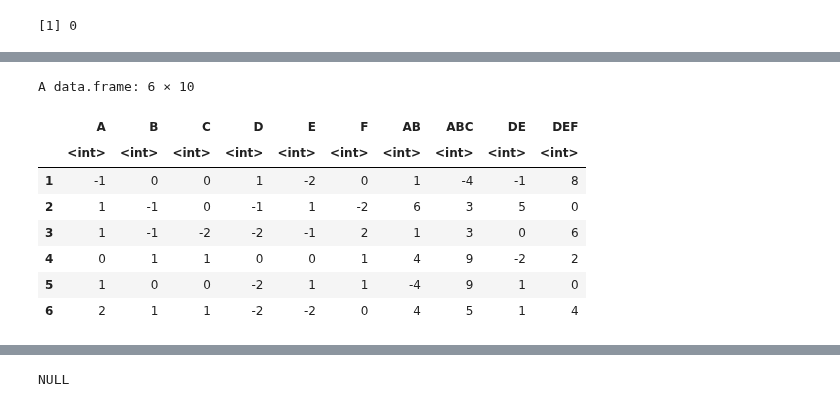
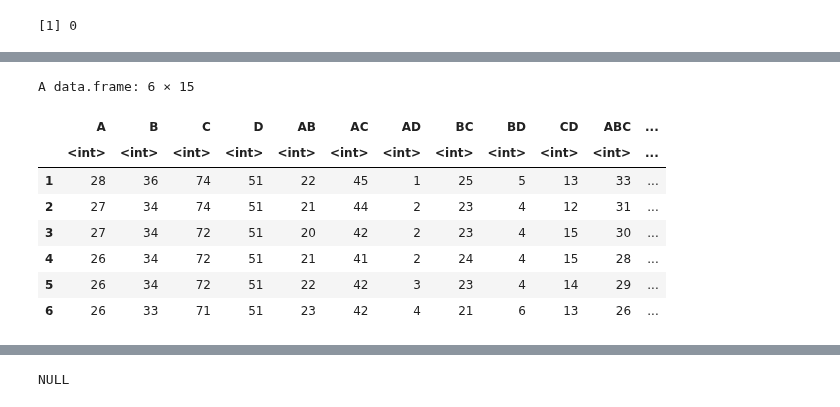
Before and after one commit to SU-Hongs/UROP_mining, a Jupyter notebook: Synthetic/analysis.ipynb, the cells around one changed output, grey strips where cells are left out. Saved outputs shown, nothing was run; the diff lists cells and outputs as text; code cells hidden in the pictures.

```diff
--- a/Synthetic/analysis.ipynb
+++ b/Synthetic/analysis.ipynb
@@ -444,12 +287,15 @@ num="001"
+# %%
+data <- read.csv("/Users/suhong/Desktop/UROP_Data/inter_data/test3.csv")
+#data <- read.csv("/Users/suhong/Downloads/simu_datawq.csv")
 # %%
-head(df)
+head(data)
 # %% [output]
-A data.frame: 6 × 10
+A data.frame: 6 × 15
-|  | A | B | C | D | E | F | AB | ABC | DE | DEF |
-|  | <int> | <int> | <int> | <int> | <int> | <int> | <int> | <int> | <int> | <int> |
-| 1 | -1 | 0 | 0 | 1 | -2 | 0 | 1 | -4 | -1 | 8 |
-| 2 | 1 | -1 | 0 | -1 | 1 | -2 | 6 | 3 | 5 | 0 |
-| 3 | 1 | -1 | -2 | -2 | -1 | 2 | 1 | 3 | 0 | 6 |
-| 4 | 0 | 1 | 1 | 0 | 0 | 1 | 4 | 9 | -2 | 2 |
-| 5 | 1 | 0 | 0 | -2 | 1 | 1 | -4 | 9 | 1 | 0 |
-| 6 | 2 | 1 | 1 | -2 | -2 | 0 | 4 | 5 | 1 | 4 |
+|  | A | B | C | D | AB | AC | AD | BC | BD | CD | ABC | ... |
+|  | <int> | <int> | <int> | <int> | <int> | <int> | <int> | <int> | <int> | <int> | <int> | ... |
+| 1 | 28 | 36 | 74 | 51 | 22 | 45 | 1 | 25 | 5 | 13 | 33 | ... |
+| 2 | 27 | 34 | 74 | 51 | 21 | 44 | 2 | 23 | 4 | 12 | 31 | ... |
+| 3 | 27 | 34 | 72 | 51 | 20 | 42 | 2 | 23 | 4 | 15 | 30 | ... |
+| 4 | 26 | 34 | 72 | 51 | 21 | 41 | 2 | 24 | 4 | 15 | 28 | ... |
+| 5 | 26 | 34 | 72 | 51 | 22 | 42 | 3 | 23 | 4 | 14 | 29 | ... |
+| 6 | 26 | 33 | 71 | 51 | 23 | 42 | 4 | 21 | 6 | 13 | 26 | ... |
```
Also changed, not shown: parts of 34 cells of this notebook, 4 other files.
